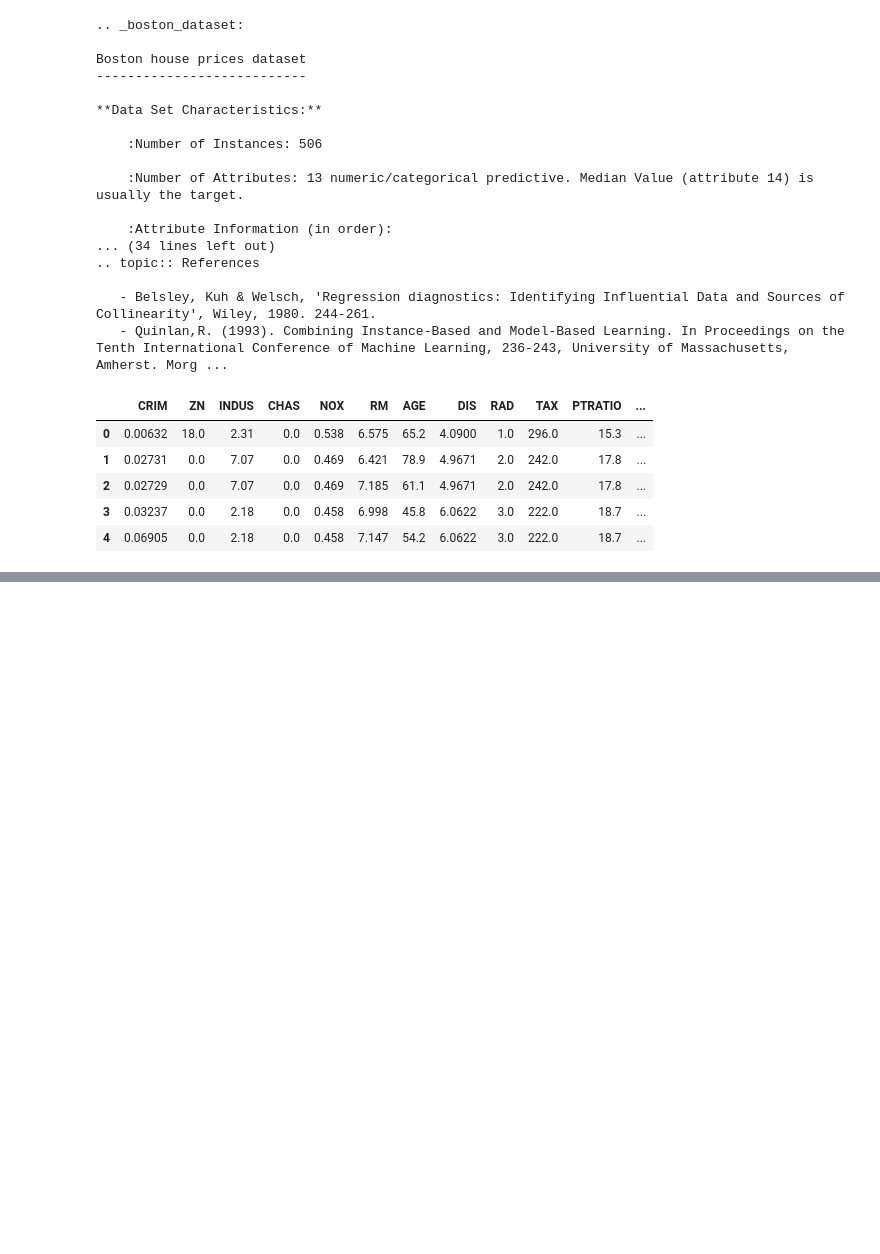
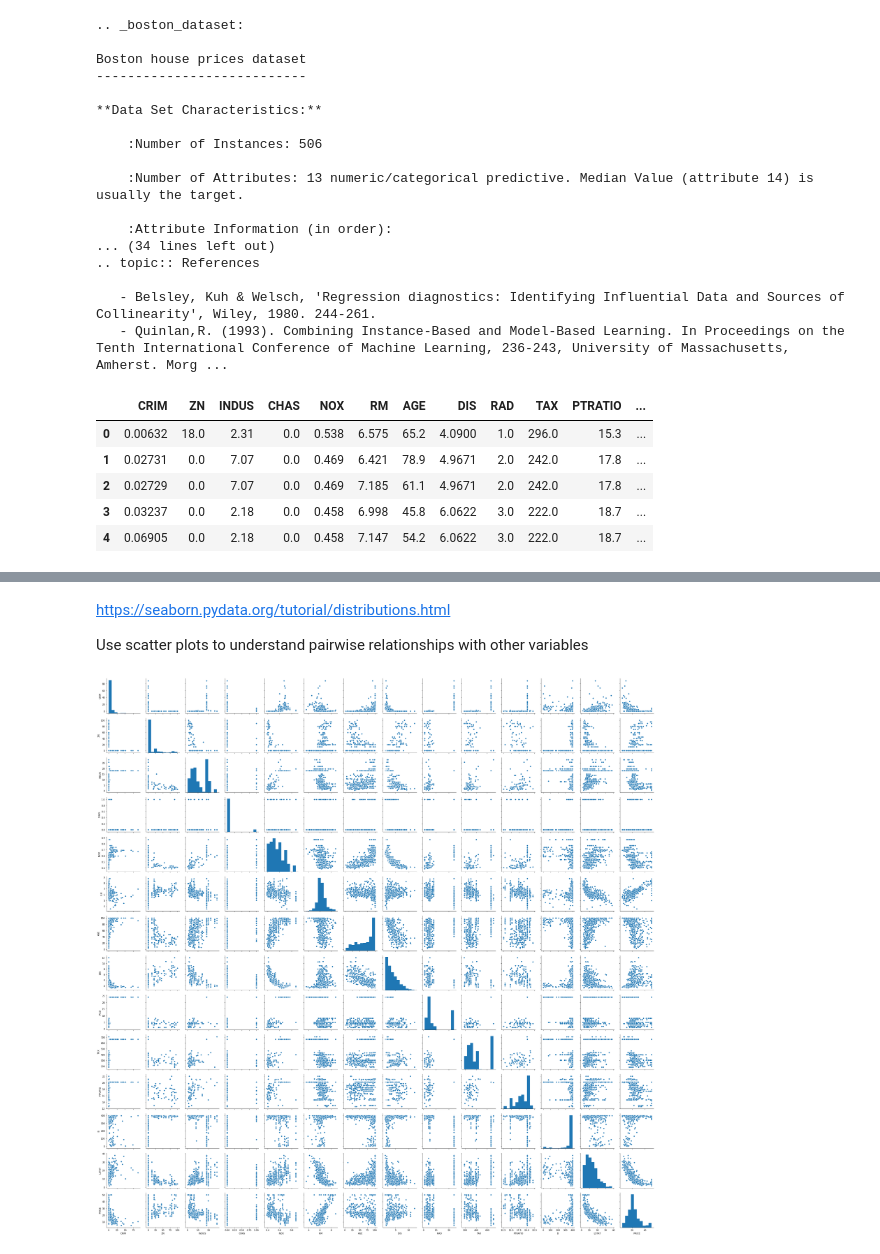
Before and after one commit to tommirrington/MachineLearning-StatisticProject, a Jupyter notebook: MLandStatsProject.ipynb, the cells around one changed output, grey strips where cells are left out. Drawn from its saved outputs; the diff is of its cells as text; code cells hidden in the pictures; blank space fills up the shorter version.

```diff
--- a/MLandStatsProject.ipynb
+++ b/MLandStatsProject.ipynb
@@ -68,0 +88,12 @@ boston_df.describe()
+# %% [markdown]
+https://seaborn.pydata.org/tutorial/distributions.html
+
+Use scatter plots to understand pairwise relationships with other variables
+# %%
+plot = sns.pairplot(boston_df);
+
+# save as png for easier viewing
+
+plot.savefig('plot.png')
+# %% [output]
+[figure, added]
```
Also changed, not shown: parts of 7 cells of this notebook.
